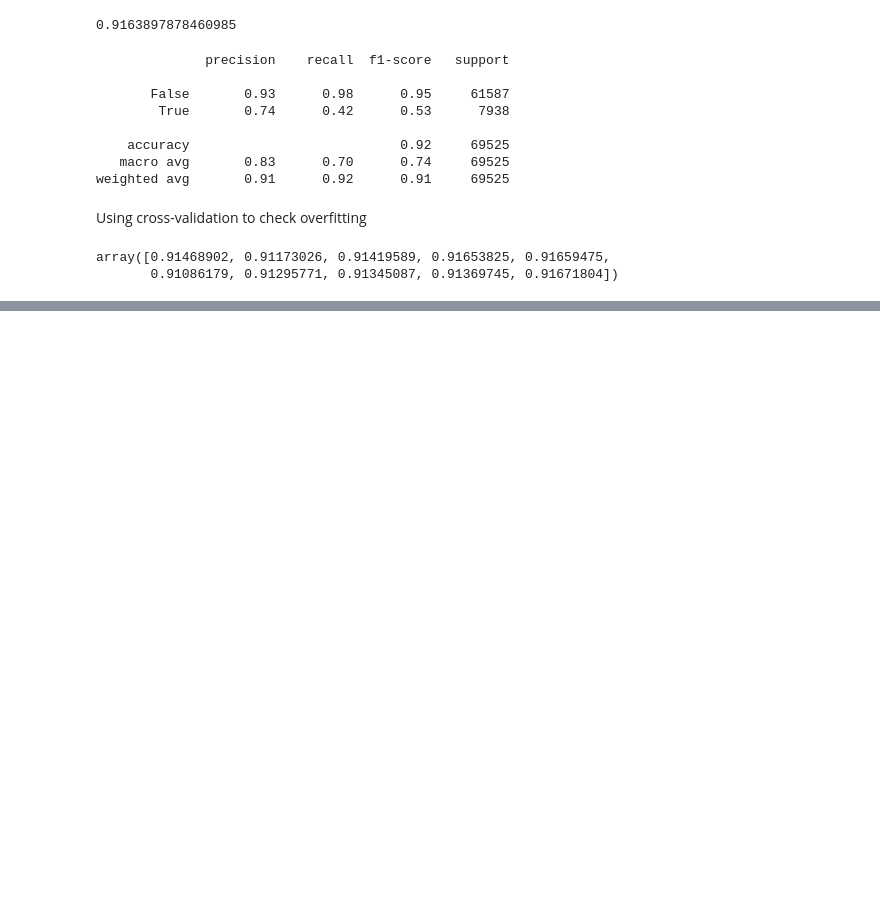
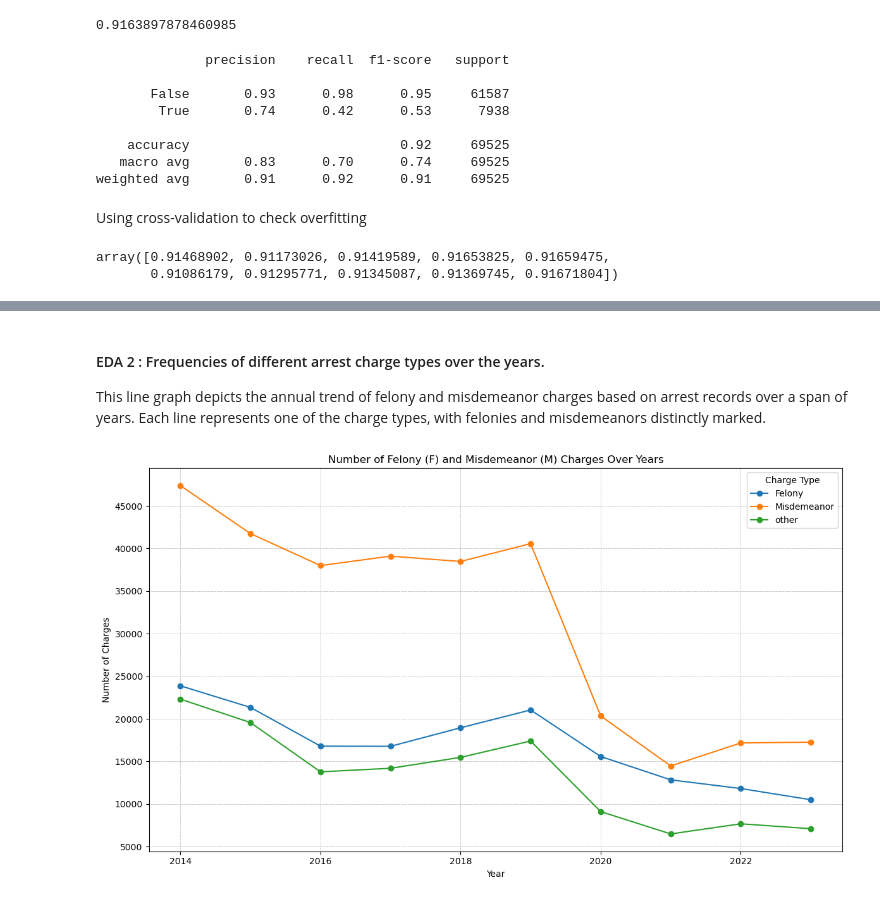
Before and after one commit to AayushG159/CS418-Crime-Root-Detectives, a Jupyter notebook: progress_report.ipynb, the cells around one changed output, grey strips where cells are left out. Saved outputs shown, nothing was run; the diff lists cells and outputs as text; code cells hidden in the pictures; blank space fills up the shorter version.

```diff
--- a/progress_report.ipynb
+++ b/progress_report.ipynb
@@ -290,0 +365,21 @@ array([0.91468902, 0.91173026, 0.91419589, 0.91653825, 0.91659475,
+# %% [markdown]
+#### EDA 2 : Frequencies of different arrest charge types over the years.
+
+This line graph depicts the annual trend of felony and misdemeanor charges based on arrest records over a span of years. Each line represents one of the charge types, with felonies and misdemeanors distinctly marked.
+# %%
+charges_to_keep = ['F', 'M']
+arrests['charge_updt'] = arrests['charge_1_type'].where(arrests['charge_1_type'].isin(charges_to_keep), 'other')
+charge_counts_by_year = arrests.groupby(['year', 'charge_updt']).size().unstack().fillna(0)
+charge_counts_by_year = charge_counts_by_year.rename(columns={'F': 'Felony', 'M': 'Misdemeanor'})
+
+charge_counts_by_year.plot(figsize=(12, 7), marker='o')
+plt.title('Number of Felony (F) and Misdemeanor (M) Charges Over Years')
+plt.ylabel('Number of Charges')
+plt.xlabel('Year')
+plt.legend(title='Charge Type')
+
+plt.grid(True, which='both', linestyle='--', linewidth=0.5)
+plt.tight_layout()
+plt.show()
+# %% [output]
+[figure, added]
```
Also changed, not shown: parts of 170 cells of this notebook, 1 other file.
